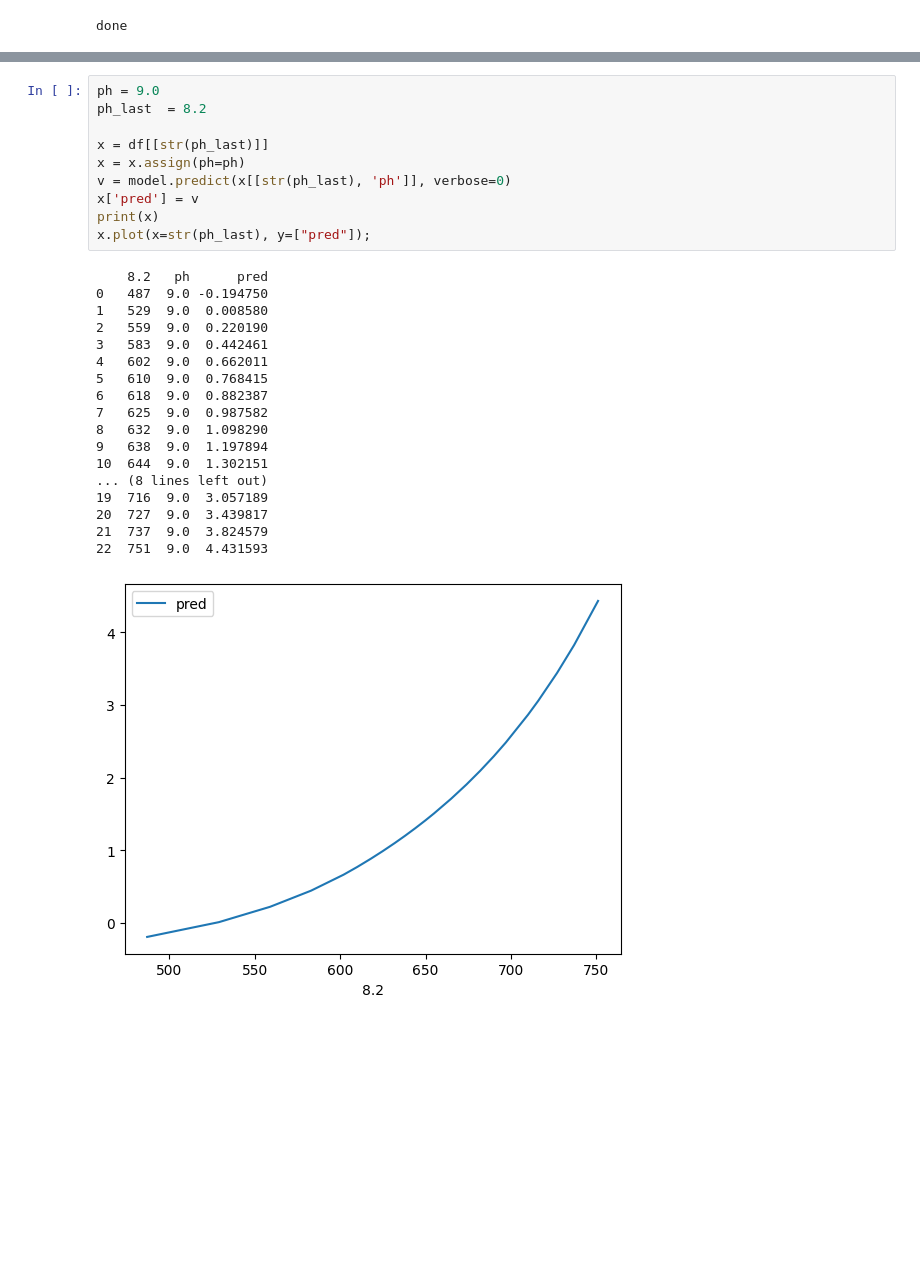
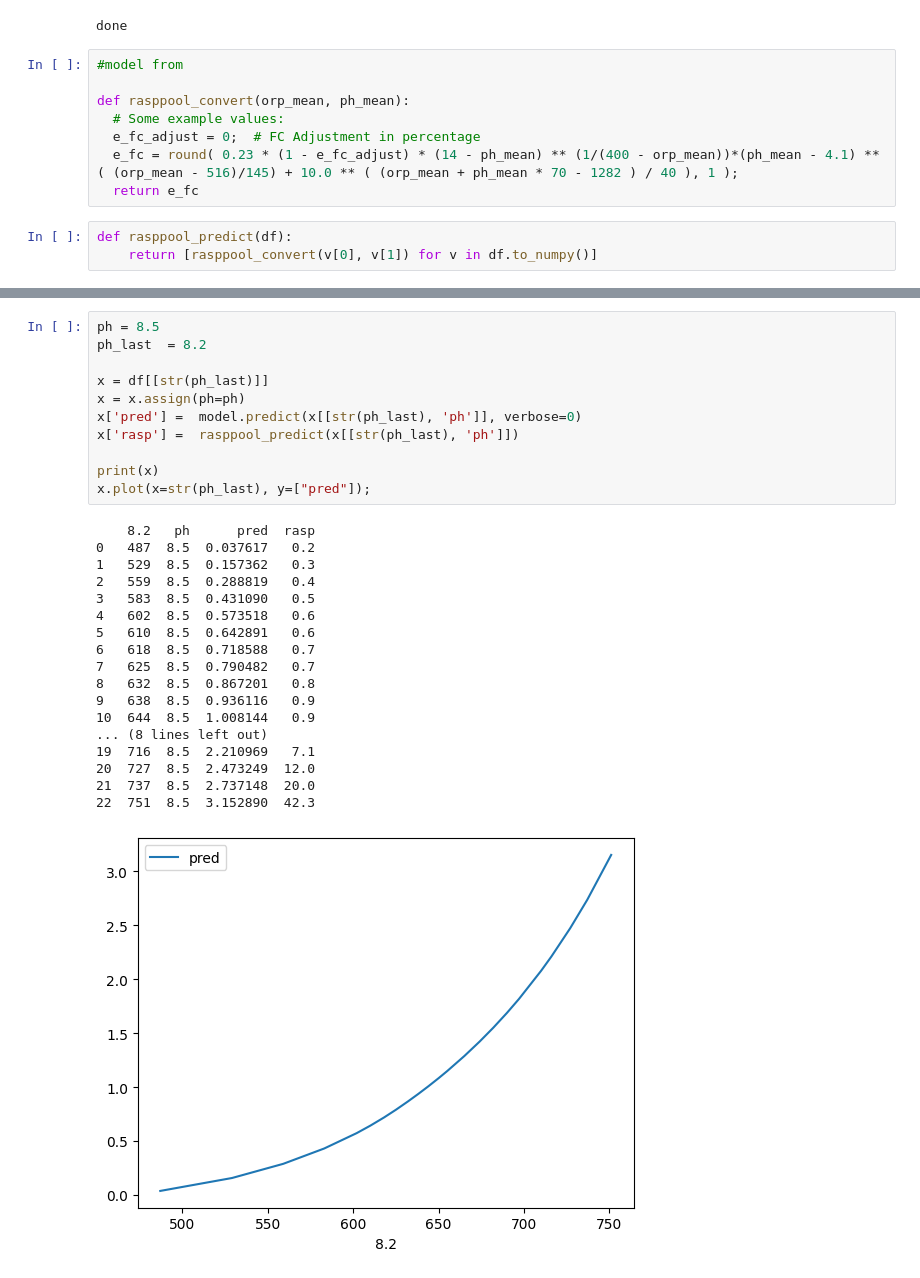
Before and after one commit to mzakharo/tubby, a Jupyter notebook: fc_model.ipynb, the cells around one changed output, grey strips where cells are left out. Saved outputs shown, nothing was run; the diff lists cells and outputs as text; blank space fills up the shorter version.

Commit message:
add raspipool model

```diff
--- a/fc_model.ipynb
+++ b/fc_model.ipynb
@@ -185,4 +186,15 @@ WARNING:tensorflow:Compiled the loaded model, but the compiled metrics have yet
 INFO:tensorflow:Assets written to: C:\Users\user\AppData\Local\Temp\tmpfjzgrhqo\assets
 INFO:tensorflow:Assets written to: C:\Users\user\AppData\Local\Temp\tmpfjzgrhqo\assets
 done
+# %%
+#model from
+
+def rasppool_convert(orp_mean, ph_mean):
+  # Some example values:
+  e_fc_adjust = 0;	# FC Adjustment in percentage
+  e_fc = round( 0.23 * (1 - e_fc_adjust) * (14 - ph_mean) ** (1/(400 - orp_mean))*(ph_mean - 4.1) ** ( (orp_mean - 516)/145) + 10.0 ** ( (orp_mean + ph_mean * 70 - 1282 ) / 40 ), 1 );
+  return e_fc
+# %%
+def rasppool_predict(df):
+    return [rasppool_convert(v[0], v[1]) for v in df.to_numpy()]
 # %%
@@ -229,29 +241,30 @@ x.plot(x=str(ph), y=["ppm CL", "pred"]);
 # %%
-ph = 9.0
+ph = 8.5
 ph_last  = 8.2
 
 x = df[[str(ph_last)]]
 x = x.assign(ph=ph)
-v = model.predict(x[[str(ph_last), 'ph']], verbose=0)
-x['pred'] = v
+x['pred'] =  model.predict(x[[str(ph_last), 'ph']], verbose=0)
+x['rasp'] =  rasppool_predict(x[[str(ph_last), 'ph']])
+
 print(x)
 x.plot(x=str(ph_last), y=["pred"]);
 # %% [output]
-    8.2   ph      pred
-0   487  9.0 -0.194750
-1   529  9.0  0.008580
-2   559  9.0  0.220190
-3   583  9.0  0.442461
-4   602  9.0  0.662011
-5   610  9.0  0.768415
-6   618  9.0  0.882387
-7   625  9.0  0.987582
-8   632  9.0  1.098290
-9   638  9.0  1.197894
-10  644  9.0  1.302151
+    8.2   ph      pred  rasp
+0   487  8.5  0.037617   0.2
+1   529  8.5  0.157362   0.3
+2   559  8.5  0.288819   0.4
+3   583  8.5  0.431090   0.5
+4   602  8.5  0.573518   0.6
+5   610  8.5  0.642891   0.6
+6   618  8.5  0.718588   0.7
+7   625  8.5  0.790482   0.7
+8   632  8.5  0.867201   0.8
+9   638  8.5  0.936116   0.9
+10  644  8.5  1.008144   0.9
 ... (8 lines left out)
-19  716  9.0  3.057189
-20  727  9.0  3.439817
-21  737  9.0  3.824579
-22  751  9.0  4.431593
+19  716  8.5  2.210969   7.1
+20  727  8.5  2.473249  12.0
+21  737  8.5  2.737148  20.0
+22  751  8.5  3.152890  42.3
-[figure, old version]
+[figure, new version]
```
Also changed, not shown: parts of 5 cells of this notebook.
